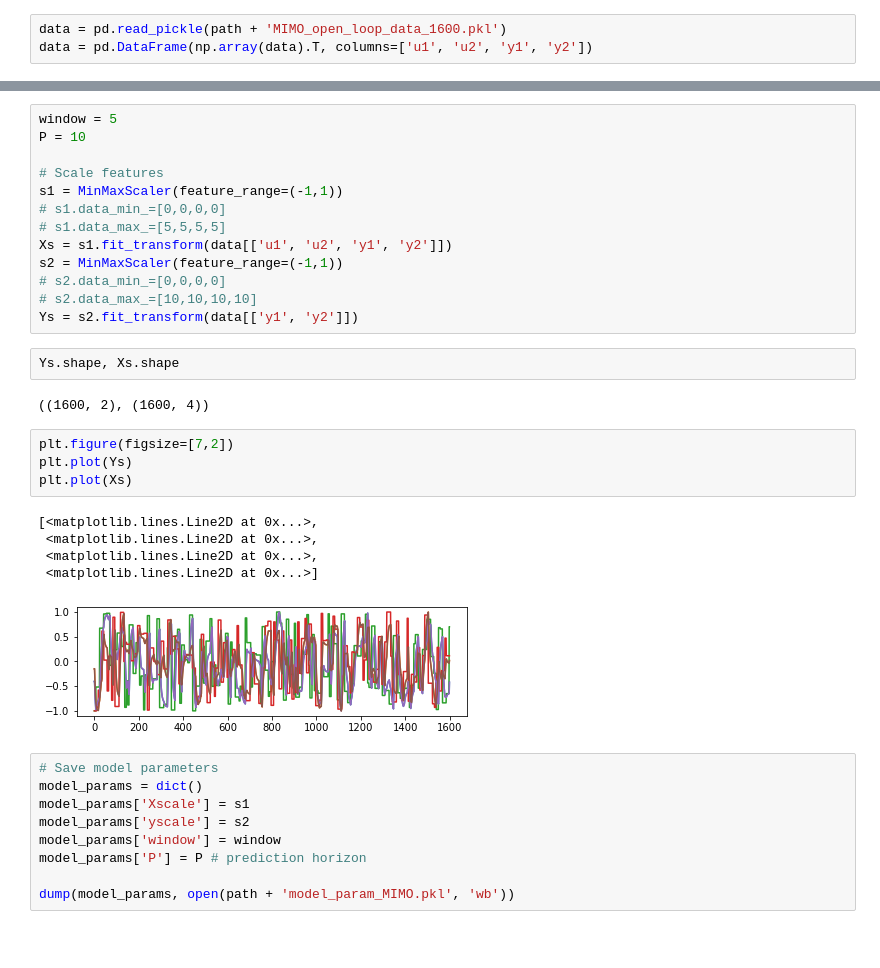
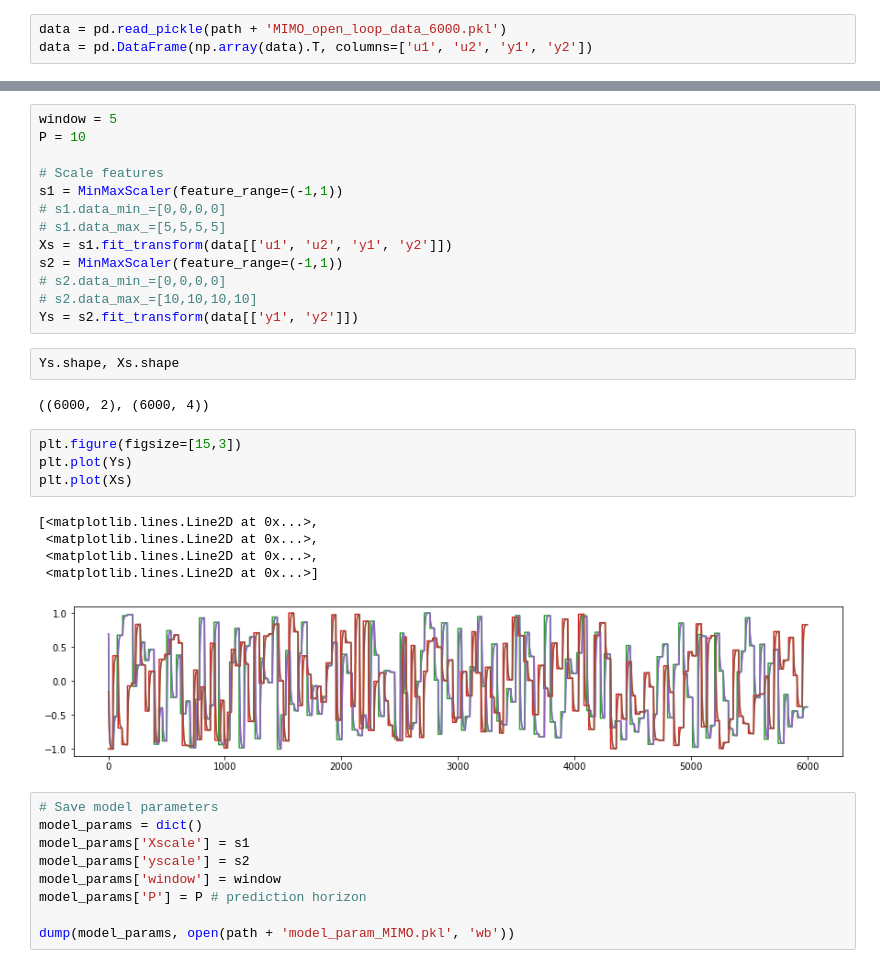
Before and after one commit to BYU-PRISM/Transformer_MPC, a Jupyter notebook: 02_Surrogate/FOPDT/MIMO/01_2_Transformer_Training_FOPDT_Multistep_prediction.ipynb, the cells around one changed output, grey strips where cells are left out. Drawn from its saved outputs; the diff is of its cells as text; blank space fills up the shorter version.

```diff
--- a/02_Surrogate/FOPDT/MIMO/01_2_Transformer_Training_FOPDT_Multistep_prediction.ipynb
+++ b/02_Surrogate/FOPDT/MIMO/01_2_Transformer_Training_FOPDT_Multistep_prediction.ipynb
@@ -48,7 +48,7 @@ from keras.callbacks import EarlyStopping
 from keras.models import load_model
 from tqdm.keras import TqdmCallback
 # %%
-data = pd.read_pickle(path + 'MIMO_open_loop_data_1600.pkl')
+data = pd.read_pickle(path + 'MIMO_open_loop_data_6000.pkl')
 data = pd.DataFrame(np.array(data).T, columns=['u1', 'u2', 'y1', 'y2'])
 # %%
 data["y1"][1:] = data["y1"][0:-1]
@@ -85,17 +85,17 @@ Ys = s2.fit_transform(data[['y1', 'y2']])
 # %%
 Ys.shape, Xs.shape
 # %% [output]
-((1600, 2), (1600, 4))
+((6000, 2), (6000, 4))
 # %%
-plt.figure(figsize=[7,2])
+plt.figure(figsize=[15,3])
 plt.plot(Ys)
 plt.plot(Xs)
 # %% [output]
 [<matplotlib.lines.Line2D at 0x...>,
  <matplotlib.lines.Line2D at 0x...>,
  <matplotlib.lines.Line2D at 0x...>,
  <matplotlib.lines.Line2D at 0x...>]
-[figure, old version]
+[figure, new version]
 # %%
 # Save model parameters
 model_params = dict()
```
Also changed, not shown: parts of 20 cells of this notebook, 14 other files.
